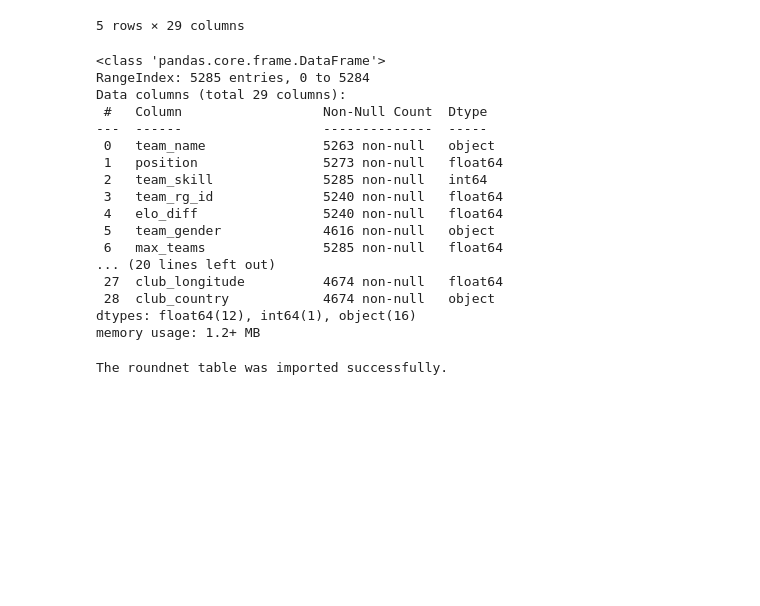
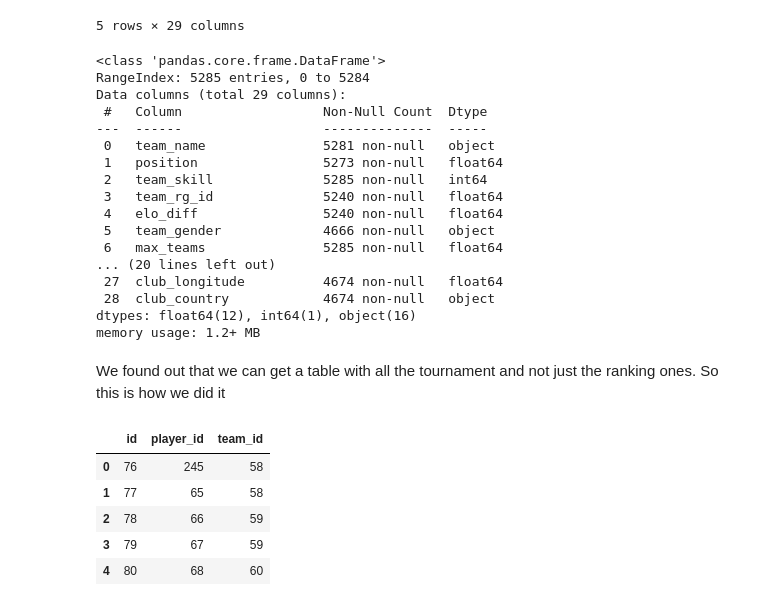
Before and after one commit to PeterSesler/Roundnet_Germany, a Jupyter notebook: merging.ipynb, the cells around one changed output. Drawn from its saved outputs; the diff is of its cells as text; code cells hidden in the pictures; blank space fills up the shorter version.

```diff
--- a/merging.ipynb
+++ b/merging.ipynb
@@ -675,19 +675,19 @@ roundnet.head()
 | 4 | Büffelhüfte | 18.0 | 1 | 1960.0 | -30.0 | None | 20.0 | Men | Lübecker Litschi Cup | ... |
 5 rows × 29 columns
 # %%
-roundnet.info()
+roundnet_ranking.info()
 # %% [output]
 <class 'pandas.core.frame.DataFrame'>
 RangeIndex: 5285 entries, 0 to 5284
 Data columns (total 29 columns):
  #   Column                  Non-Null Count  Dtype
 ---  ------                  --------------  -----
- 0   team_name               5263 non-null   object
+ 0   team_name               5281 non-null   object
  1   position                5273 non-null   float64
  2   team_skill              5285 non-null   int64
  3   team_rg_id              5240 non-null   float64
  4   elo_diff                5240 non-null   float64
- 5   team_gender             4616 non-null   object
+ 5   team_gender             4666 non-null   object
  6   max_teams               5285 non-null   float64
 ... (20 lines left out)
  27  club_longitude          4674 non-null   float64
@@ -701,21 +701,32 @@ table_name ='roundnet'
 from sql_functions import get_engine
 engine = get_engine()
 # %%
-if engine!=None:
-    try:
-        roundnet.to_sql(name=table_name,
-                        con=engine,
-                        schema='roundnet',
-                        if_exists='replace',
-                        index=False,
-                        chunksize=5000,
-                        method='multi')
-        print(f"The {table_name} table was imported successfully.")
+#if engine!=None:
+    #try:
+        #roundnet_ranking.to_sql(name=table_name,
+                       # con=engine,
+                       # schema='roundnet',
+                       # if_exists='replace',
+                       # index=False,
+                       # chunksize=5000,
+                       # method='multi')
+      #  print(f"The {table_name} table was imported successfully.")
     # Error handling
-    except (Exception, psycopg2.DatabaseError) as error:
-        print(error)
-        engine = None
-else:
-    print('No engine')
+  #  except (Exception, psycopg2.DatabaseError) as error:
+      #  print(error)
+      #  engine = None
+#else:
+  #  print('No engine')
-# %% [output]
-The roundnet table was imported successfully.
+# %% [markdown]
+We found out that we can get a table with all the tournament and not just the ranking ones. So this is how we did it
+# %%
+ranking_team_player1= f'select * FROM {schema}.ranking_team_player'
+ranking_team_player = get_dataframe(ranking_team_player1)
+ranking_team_player.head()
+# %% [output]
+|  | id | player_id | team_id |
+| 0 | 76 | 245 | 58 |
+| 1 | 77 | 65 | 58 |
+| 2 | 78 | 66 | 59 |
+| 3 | 79 | 67 | 59 |
+| 4 | 80 | 68 | 60 |
```
Also changed, not shown: parts of 14 cells of this notebook.
